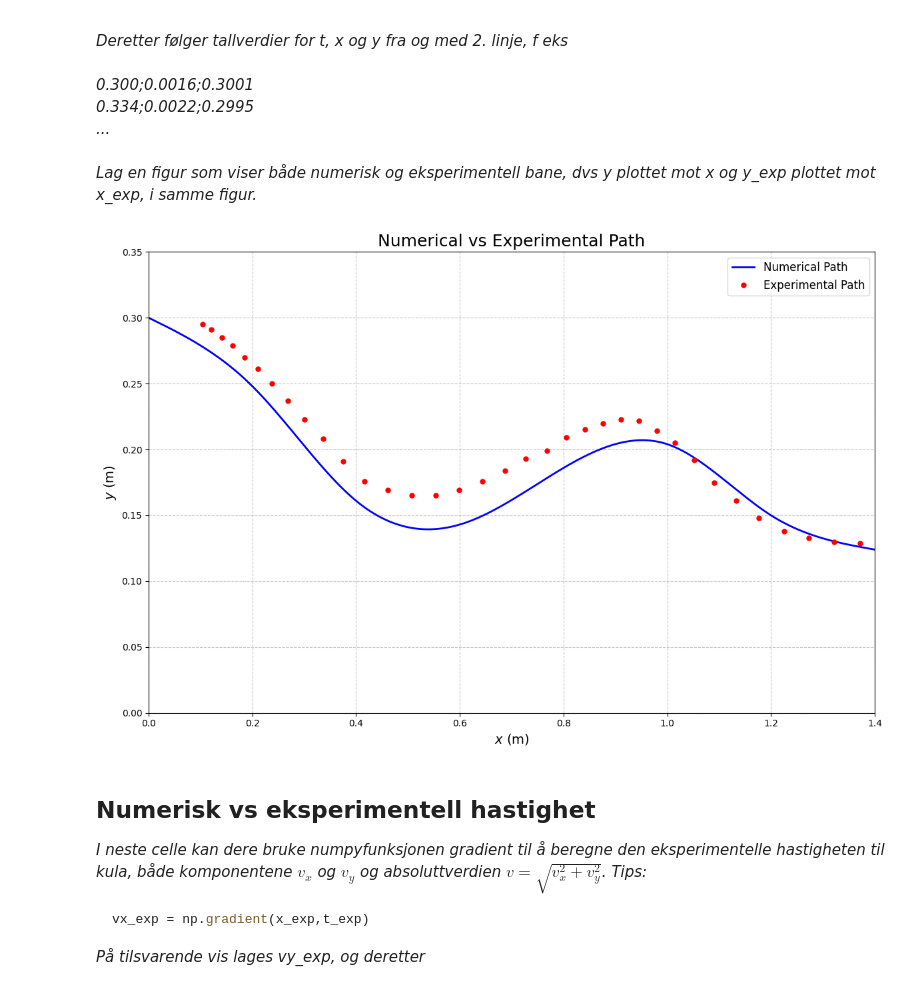
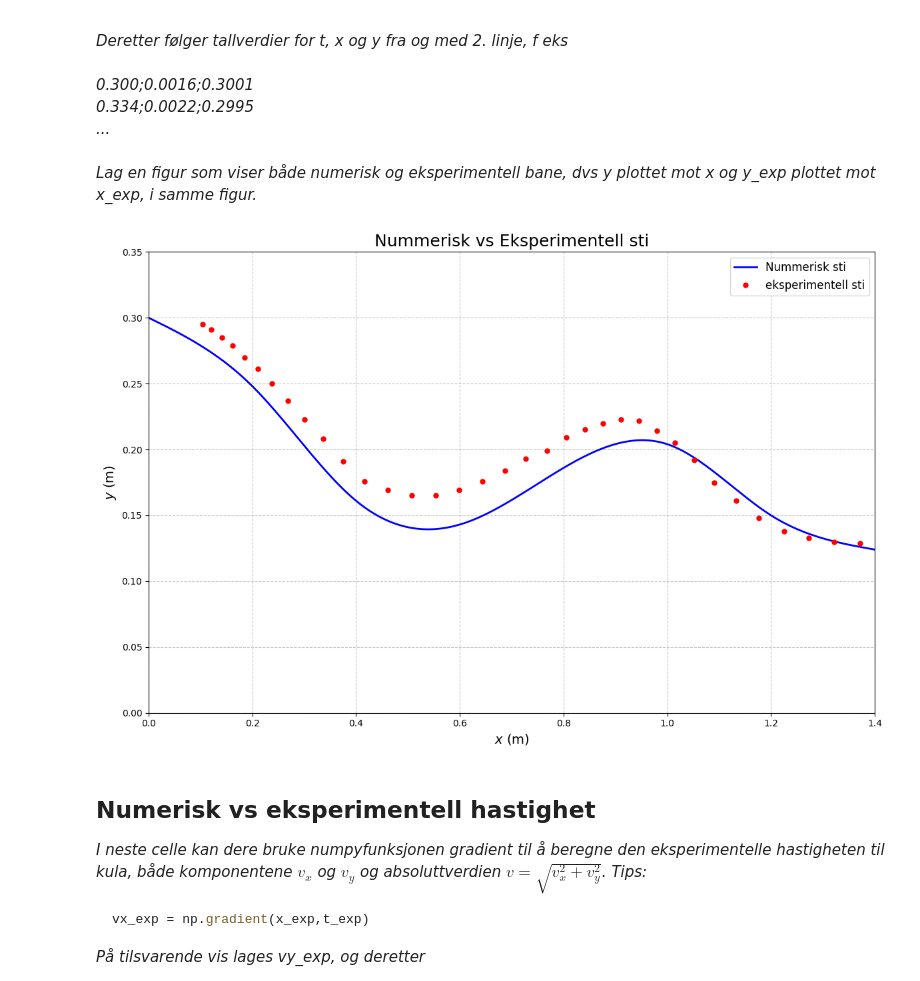
Before and after one commit to isakosntnu/fysikk, a Jupyter notebook: notebook_mal_V25.ipynb, the cells around one changed output. Saved outputs shown, nothing was run; the diff lists cells and outputs as text; code cells hidden in the pictures.

```diff
--- a/notebook_mal_V25.ipynb
+++ b/notebook_mal_V25.ipynb
@@ -300,42 +273,42 @@ import numpy as np
 import pandas as pd
 import matplotlib.pyplot as plt
 
-# Last inn data
+# LAST INN DATA
 data = pd.read_csv("txy_kule.txt", sep="\t", skiprows=1, decimal=",", engine="python")
 data.columns = data.columns.str.strip()
 data = data[["t", "x", "y"]]
 
-# Konverter til numerisk
+# KONVERTER TIL NUMMERISK
 data["x"] = pd.to_numeric(data["x"], errors="coerce")
 data["y"] = pd.to_numeric(data["y"], errors="coerce")
 data["t"] = pd.to_numeric(data["t"], errors="coerce")
 
 data = data.dropna()
 
 t_exp = np.array(data["t"])
 x_exp = np.array(data["x"])
 y_exp = np.array(data["y"])
 
 
 # PLOT
 plt.figure(figsize=(12, 8))
-plt.plot(x, y, label="Numerical Path", color="blue", linewidth=2)
+plt.plot(x, y, label="Nummerisk sti", color="blue", linewidth=2)
 
-plt.plot(x_exp, y_exp, label="Experimental Path", linestyle="", marker="o", color="red", markersize=5)
+plt.plot(x_exp, y_exp, label="eksperimentell sti", linestyle="", marker="o", color="red", markersize=5)
 
-plt.title("Numerical vs Experimental Path", fontsize=18)
+plt.title("Nummerisk vs Eksperimentell sti", fontsize=18)
 plt.xlabel("$x$ (m)", fontsize=14)
 plt.ylabel("$y$ (m)", fontsize=14)
 
 plt.grid(True, linestyle="--", alpha=0.7)
 plt.legend(fontsize=12)
 plt.xlim(0, 1.4)
 plt.ylim(0, 0.35)
 
 plt.tight_layout()
 plt.show()
 # %% [output]
-[figure, old version]
+[figure, new version]
 # %% [markdown]
 ## Numerisk vs eksperimentell hastighet
 
```
Also changed, not shown: parts of 5 cells of this notebook.
